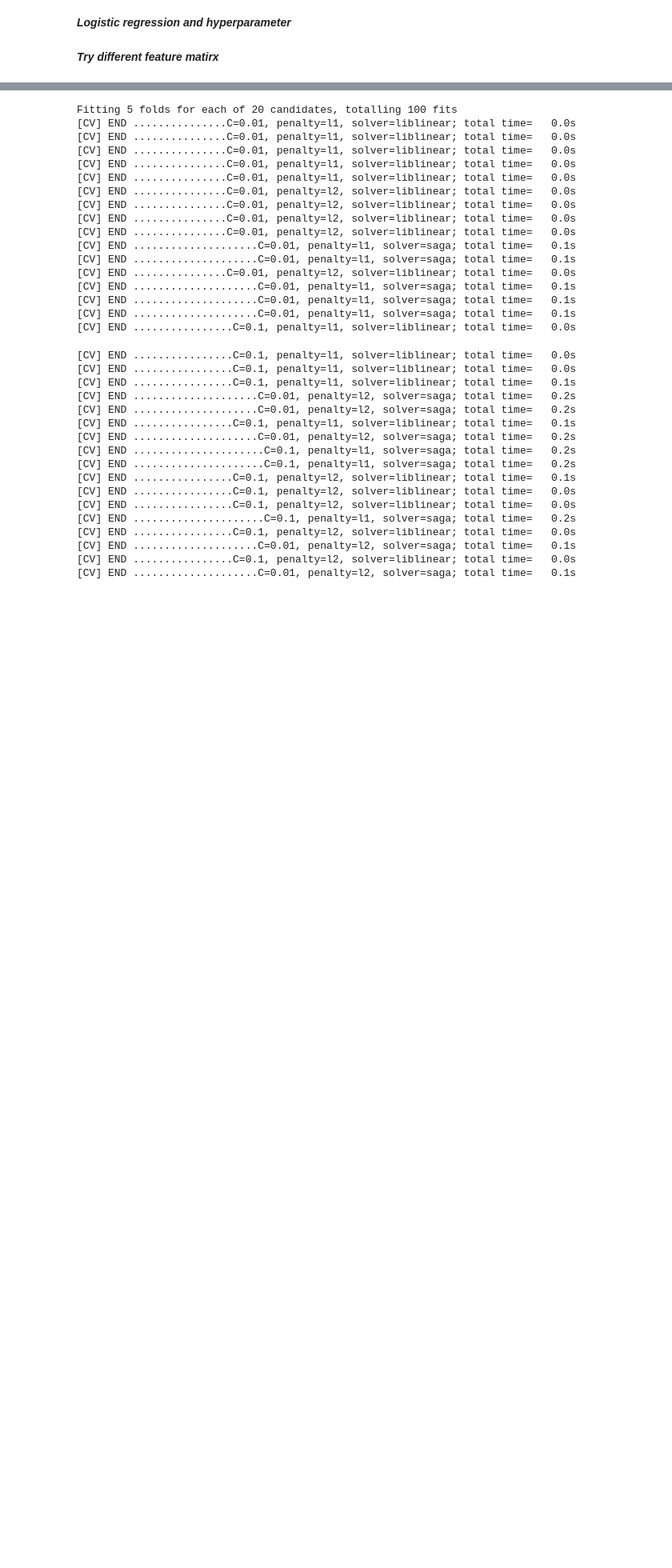
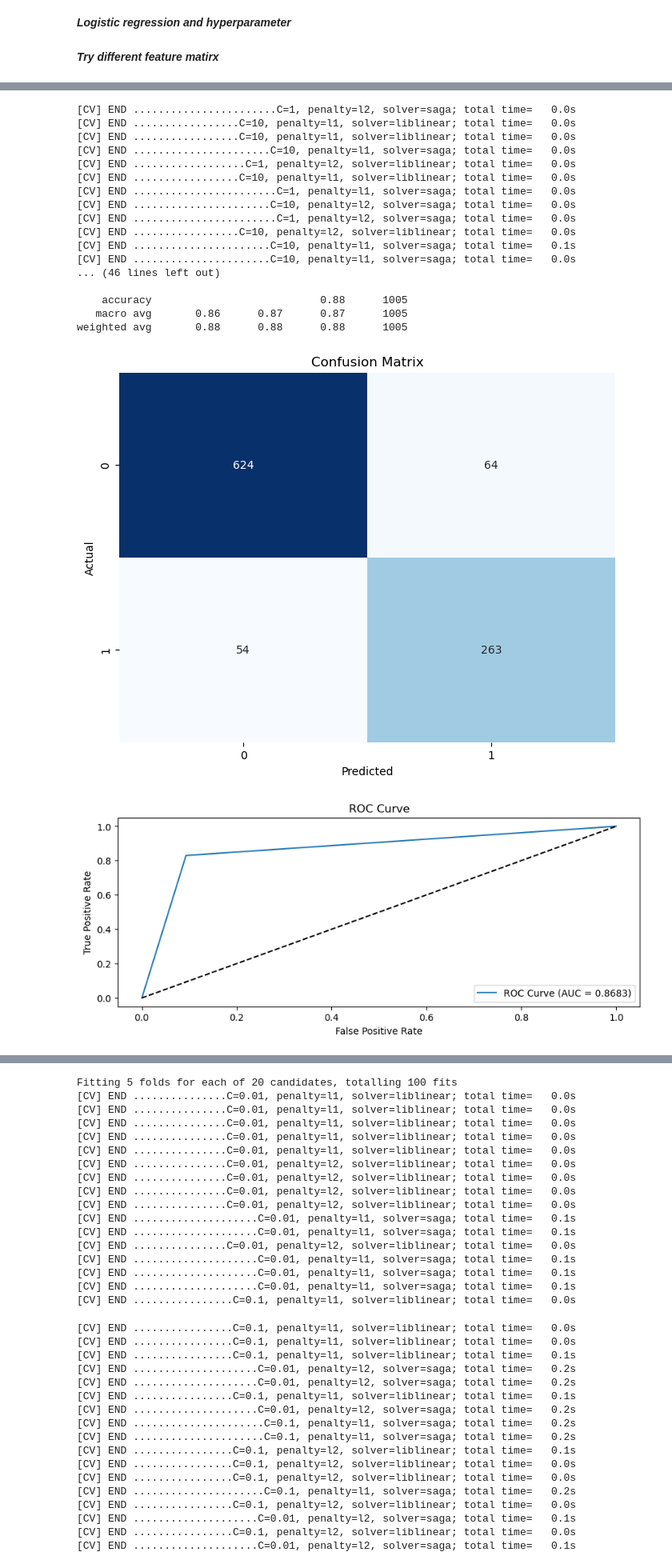
Before and after one commit to SiCorp560/ML-Final-Project, a Jupyter notebook: Final/4_logistic_candidate.ipynb, the cells around one changed output, grey strips where cells are left out. Shown: that part at 80% size. Drawn from its saved outputs; the diff is of its cells as text; code cells hidden in the pictures; blank space fills up the shorter version.

```diff
--- a/Final/4_logistic_candidate.ipynb
+++ b/Final/4_logistic_candidate.ipynb
@@ -100,8 +101,9 @@ def roc(y_test, y_prob):
     plt.legend(loc='lower right')
     plt.show()
 # %%
-def logistic(X, y):
-    X_train, X_test, y_train, y_test = train_test_split(X, y, test_size=0.2, random_state=42, stratify=y)
+def logistic(X_train, y_train, X_test, y_test):
+    # X_train, X_test, y_train, y_test = train_test_split(X, y, test_size=0.2, random_state=42, stratify=y)
+
 
     param_grid = {
         'C': [0.01, 0.1, 1, 10, 100], #inverse of the regularization strength, prevent overfitting
@@ -109,13 +111,22 @@ def logistic(X, y):
         'solver': ['liblinear', 'saga'] #solved optimization. Other: 'lbfgs', 'newton-cg', 'sag'
     }
 
+    # pipe = make_pipeline(
+    #     StandardScaler(),
+    #     LogisticRegression()
+    # )
+
+    # Cross-validate using time-aware splits
+    # scores = cross_val_score(pipe, X, y, cv=tscv, scoring='accuracy')
+
     # GridSearchCV with cross-validation
-    cv = StratifiedKFold(n_splits=5, shuffle=True, random_state=42)
+    # cv = StratifiedKFold(n_splits=5, shuffle=True, random_state=42)
+    tscv = TimeSeriesSplit(n_splits=5)
 
     grid_search = GridSearchCV (
         estimator  = LogisticRegression(random_state=42),
         param_grid = param_grid,  # Use demo_param_grid for quicker execution
-                cv = cv,
+                cv = tscv,
         #scoring='precision_recall_curve',
             refit = 'PR_AUC',  # Refit based on PR AUC
             n_jobs = -1,
@@ -616,0 +160,18 @@ weighted avg       0.85      0.85      0.85      1005
+# %%
+def time_sort(df, features):
+    df_sorted = df.sort_values('year')
+    split_index = int(0.8 * len(df_sorted))
+    train_df = df_sorted.iloc[:split_index]
+    test_df = df_sorted.iloc[split_index:]
+
+    X_train = train_df[features]
+    y_train = train_df['winner']
+
+    X_test = test_df[features]
+    y_test = test_df['winner']
+
+    return X_train, y_train, X_test, y_test
+# %%
+X_train, y_train, X_test, y_test = time_sort(df, features_m1)
+logistic(X_train, y_train, X_test, y_test)
+# %% [output]
@@ -616,0 +195,19 @@ weighted avg       0.85      0.85      0.85      1005
+[CV] END .......................C=1, penalty=l2, solver=saga; total time=   0.0s
+[CV] END .................C=10, penalty=l1, solver=liblinear; total time=   0.0s
+[CV] END .................C=10, penalty=l1, solver=liblinear; total time=   0.0s
+[CV] END ......................C=10, penalty=l1, solver=saga; total time=   0.0s
+[CV] END ..................C=1, penalty=l2, solver=liblinear; total time=   0.0s
+[CV] END .................C=10, penalty=l1, solver=liblinear; total time=   0.0s
+[CV] END .......................C=1, penalty=l1, solver=saga; total time=   0.0s
+[CV] END ......................C=10, penalty=l2, solver=saga; total time=   0.0s
+[CV] END .......................C=1, penalty=l2, solver=saga; total time=   0.0s
+[CV] END .................C=10, penalty=l2, solver=liblinear; total time=   0.0s
+[CV] END ......................C=10, penalty=l1, solver=saga; total time=   0.1s
+[CV] END ......................C=10, penalty=l1, solver=saga; total time=   0.0s
+... (46 lines left out)
+
+    accuracy                           0.88      1005
+   macro avg       0.86      0.87      0.87      1005
+weighted avg       0.88      0.88      0.88      1005
+[figure, added]
+[figure, added]
```
Also changed, not shown: parts of 13 cells of this notebook.
